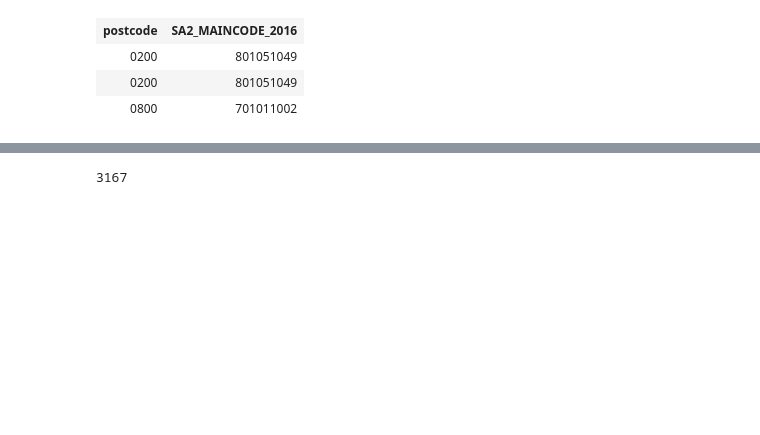
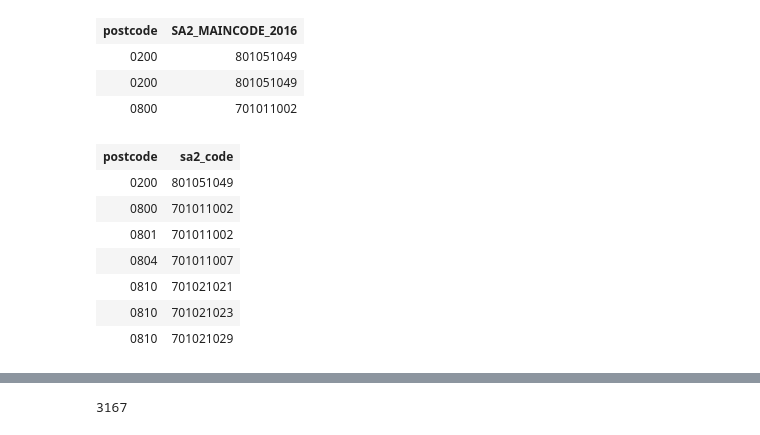
Before and after one commit to MAST30034-Applied-Data-Science/generic-buy-now-pay-later-project-group-56-bnlp, a Jupyter notebook: notebooks/personal_nb/noah_nb.ipynb, the cells around one changed output, grey strips where cells are left out. Cells and saved outputs as stored; diff of their text form; code cells hidden in the pictures; blank space fills up the shorter version.

```diff
--- a/notebooks/personal_nb/noah_nb.ipynb
+++ b/notebooks/personal_nb/noah_nb.ipynb
@@ -109,4 +99,17 @@ link.limit(3)
 | 0200 | 801051049 |
 | 0200 | 801051049 |
 | 0800 | 701011002 |
+# %%
+link = link.distinct()
+link = link.withColumnRenamed('SA2_MAINCODE_2016', 'sa2_code')
+link.orderBy('postcode').limit(7)
+# %% [output]
+| postcode | sa2_code |
+| 0200 | 801051049 |
+| 0800 | 701011002 |
+| 0801 | 701011002 |
+| 0804 | 701011007 |
+| 0810 | 701021021 |
+| 0810 | 701021023 |
+| 0810 | 701021029 |
 # %%
```
Also changed, not shown: parts of 31 cells of this notebook, 2 other files.
